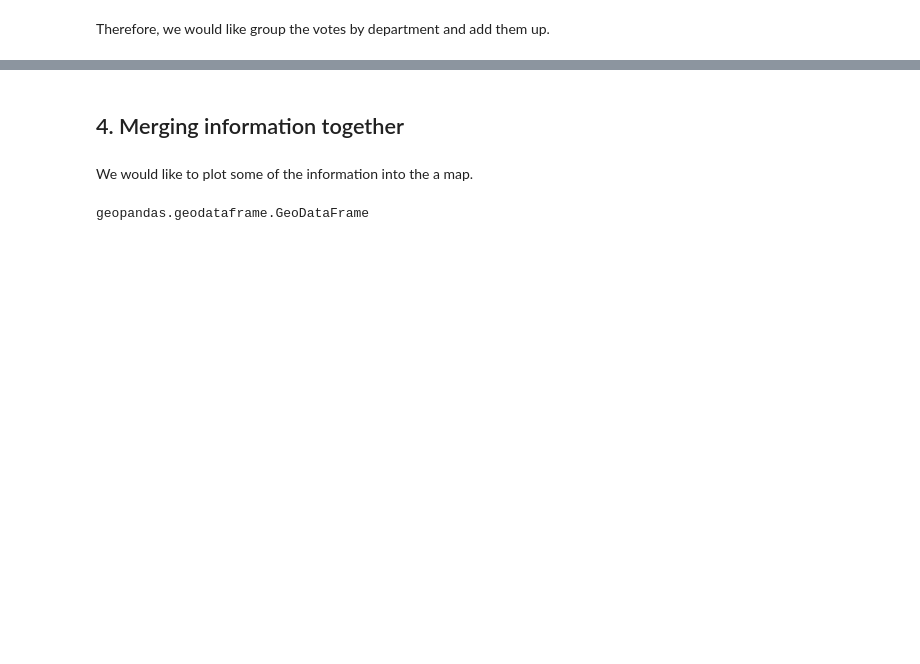
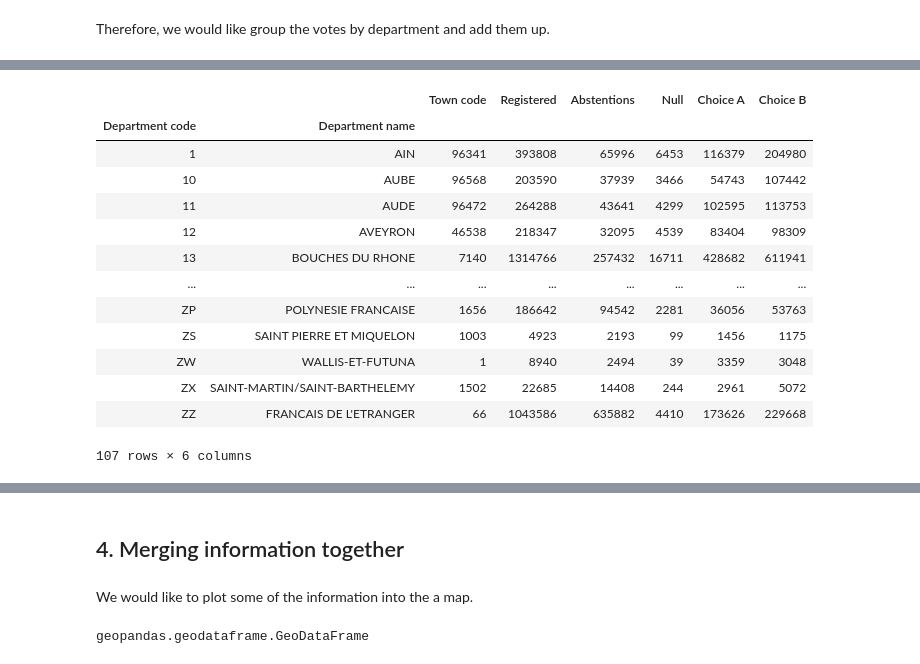
Before and after one commit to W-Alphonse/EXED-Training, a Jupyter notebook: W3-1/dssp_12_2019-master/01_pandas/use_case.ipynb, the cells around one changed output, grey strips where cells are left out. Saved outputs shown, nothing was run; the diff lists cells and outputs as text; code cells hidden in the pictures; blank space fills up the shorter version.

```diff
--- a/W3-1/dssp_12_2019-master/01_pandas/use_case.ipynb
+++ b/W3-1/dssp_12_2019-master/01_pandas/use_case.ipynb
@@ -109,3 +182,20 @@ df.groupby('Department code').sum()
+# %%
+df.groupby(['Department code', 'Department name']).sum()
+# %% [output]
+|  |  | Town code | Registered | Abstentions | Null | Choice A | Choice B |
+| Department code | Department name |  |  |  |  |  |  |
+| 1 | AIN | 96341 | 393808 | 65996 | 6453 | 116379 | 204980 |
+| 10 | AUBE | 96568 | 203590 | 37939 | 3466 | 54743 | 107442 |
+| 11 | AUDE | 96472 | 264288 | 43641 | 4299 | 102595 | 113753 |
+| 12 | AVEYRON | 46538 | 218347 | 32095 | 4539 | 83404 | 98309 |
+| 13 | BOUCHES DU RHONE | 7140 | 1314766 | 257432 | 16711 | 428682 | 611941 |
+| ... | ... | ... | ... | ... | ... | ... | ... |
+| ZP | POLYNESIE FRANCAISE | 1656 | 186642 | 94542 | 2281 | 36056 | 53763 |
+| ZS | SAINT PIERRE ET MIQUELON | 1003 | 4923 | 2193 | 99 | 1456 | 1175 |
+| ZW | WALLIS-ET-FUTUNA | 1 | 8940 | 2494 | 39 | 3359 | 3048 |
+| ZX | SAINT-MARTIN/SAINT-BARTHELEMY | 1502 | 22685 | 14408 | 244 | 2961 | 5072 |
+| ZZ | FRANCAIS DE L'ETRANGER | 66 | 1043586 | 635882 | 4410 | 173626 | 229668 |
+107 rows × 6 columns
 # %%
 df_department = df.groupby(['Department code', 'Department name']).sum().reset_index()
 df_department
```
Also changed, not shown: parts of 31 cells of this notebook, 6 other files.
